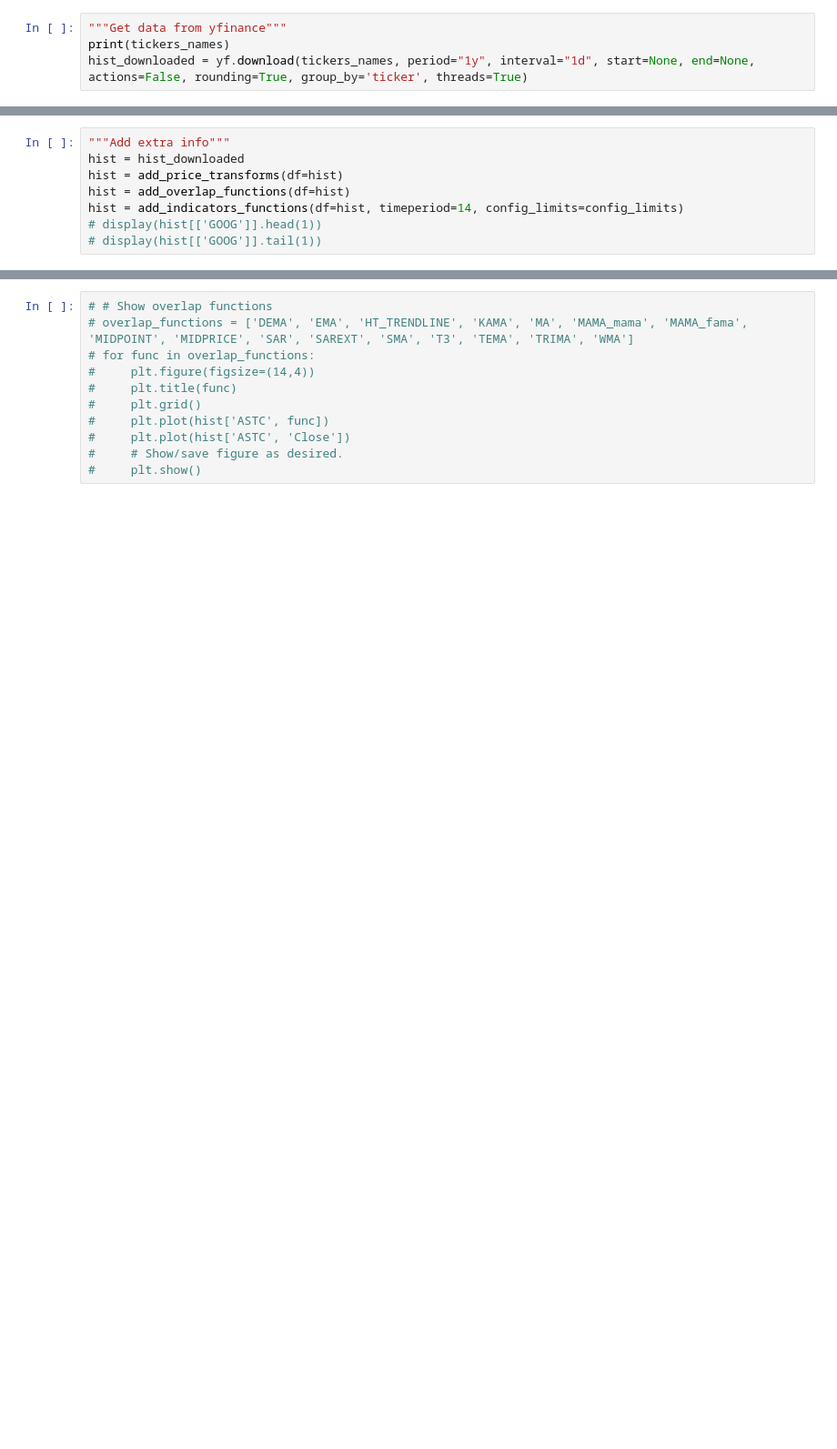
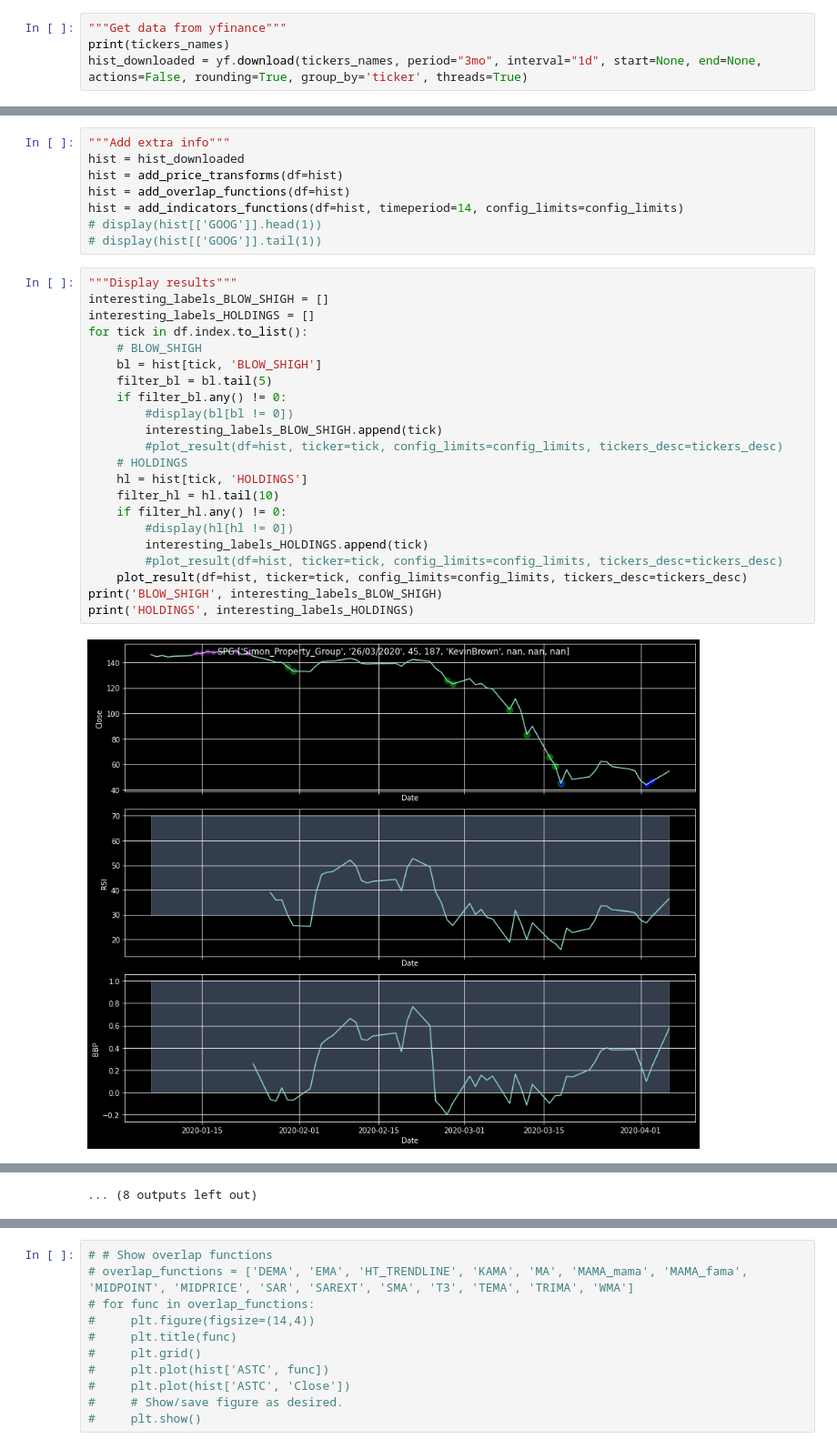
Before and after one commit to sanxlop/stocks, a Jupyter notebook: stocks_talib.ipynb, the cells around one changed output, grey strips where cells are left out. Shown at 91% size. Cells and saved outputs as stored; diff of their text form; blank space fills up the shorter version.

```diff
--- a/stocks_talib.ipynb
+++ b/stocks_talib.ipynb
@@ -227,5 +228,5 @@ config_limits = {'RSI_LOW_LIMIT': 30,
 # %%
 """Get data from yfinance"""
 print(tickers_names)
-hist_downloaded = yf.download(tickers_names, period="1y", interval="1d", start=None, end=None, actions=False, rounding=True, group_by='ticker', threads=True)
+hist_downloaded = yf.download(tickers_names, period="3mo", interval="1d", start=None, end=None, actions=False, rounding=True, group_by='ticker', threads=True)
 # %% [output]
@@ -239,3 +320,27 @@ hist = add_overlap_functions(df=hist)
 hist = add_indicators_functions(df=hist, timeperiod=14, config_limits=config_limits)
 # display(hist[['GOOG']].head(1))
 # display(hist[['GOOG']].tail(1))
+# %%
+"""Display results"""
+interesting_labels_BLOW_SHIGH = []
+interesting_labels_HOLDINGS = []
+for tick in df.index.to_list():
+    # BLOW_SHIGH
+    bl = hist[tick, 'BLOW_SHIGH']
+    filter_bl = bl.tail(5)
+    if filter_bl.any() != 0:
+        #display(bl[bl != 0])
+        interesting_labels_BLOW_SHIGH.append(tick)
+        #plot_result(df=hist, ticker=tick, config_limits=config_limits, tickers_desc=tickers_desc)
+    # HOLDINGS
+    hl = hist[tick, 'HOLDINGS']
+    filter_hl = hl.tail(10)
+    if filter_hl.any() != 0:
+        #display(hl[hl != 0])
+        interesting_labels_HOLDINGS.append(tick)
+        #plot_result(df=hist, ticker=tick, config_limits=config_limits, tickers_desc=tickers_desc)
+    plot_result(df=hist, ticker=tick, config_limits=config_limits, tickers_desc=tickers_desc)
+print('BLOW_SHIGH', interesting_labels_BLOW_SHIGH)
+print('HOLDINGS', interesting_labels_HOLDINGS)
+# %% [output]
+[figure, added]
@@ -242,3 +358,4 @@ hist = add_indicators_functions(df=hist, timeperiod=14, config_limits=config_lim
+... (8 outputs left out)
 # %%
 """Display results"""
 interesting_labels = []
```
Also changed, not shown: parts of 16 cells of this notebook.
